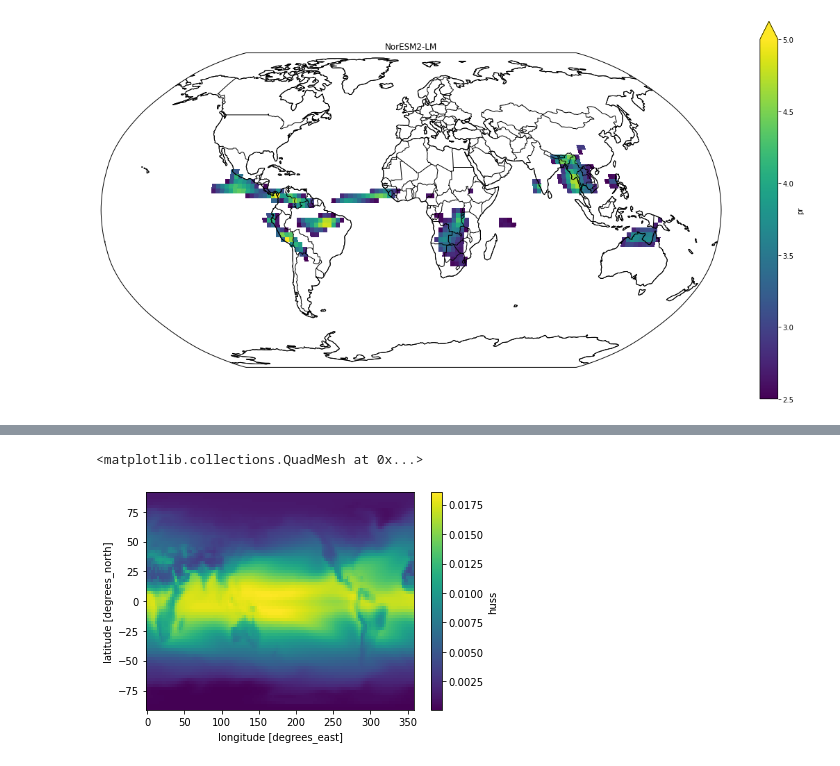
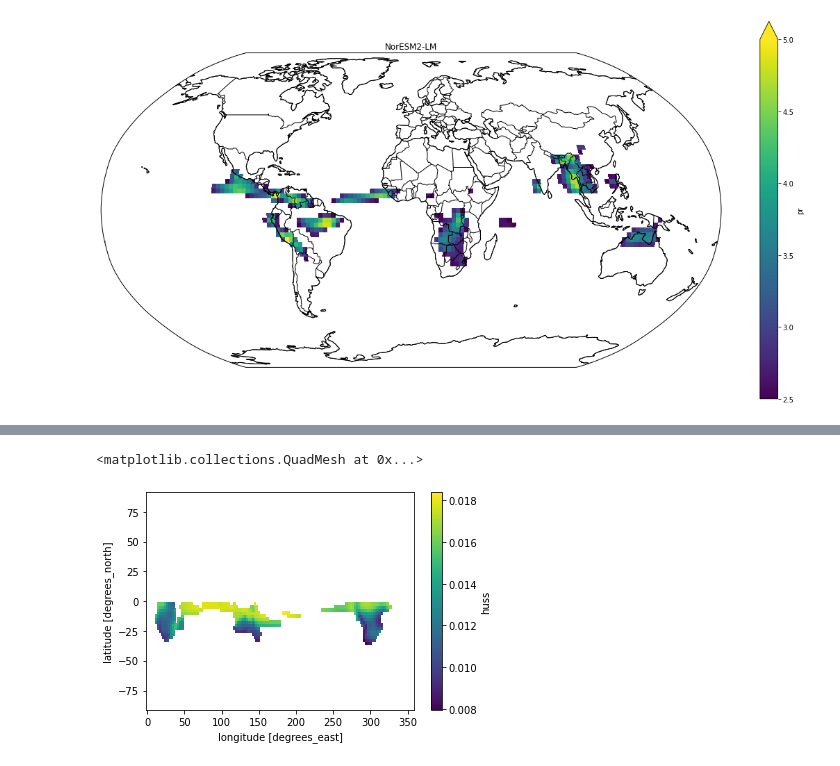
Before and after one commit to blychs/climatologia_fisica, a Jupyter notebook: practica2.ipynb, the cells around one changed output, grey strips where cells are left out. Saved outputs shown, nothing was run; the diff lists cells and outputs as text; code cells hidden in the pictures.

```diff
--- a/practica2.ipynb
+++ b/practica2.ipynb
@@ -320,5 +249,5 @@ plt.show();
 # %%
-h_c5_hist.huss.mean(dim=('ensemble', 'time')).plot()
+h_c5_hist.huss.mean(dim=('ensemble', 'time')).where(area_sh_hist == 1).plot()
 # %% [output]
 <matplotlib.collections.QuadMesh at 0x...>
-[figure, old version]
+[figure, new version]
```
Also changed, not shown: parts of 1 cell of this notebook.
